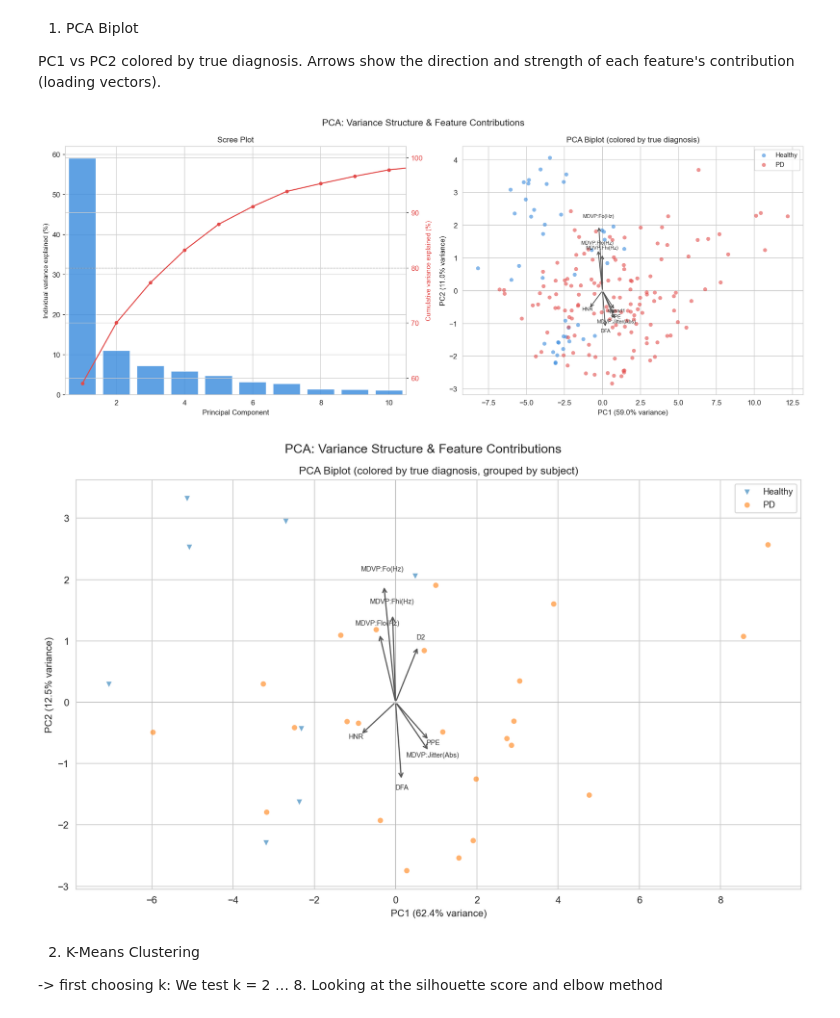
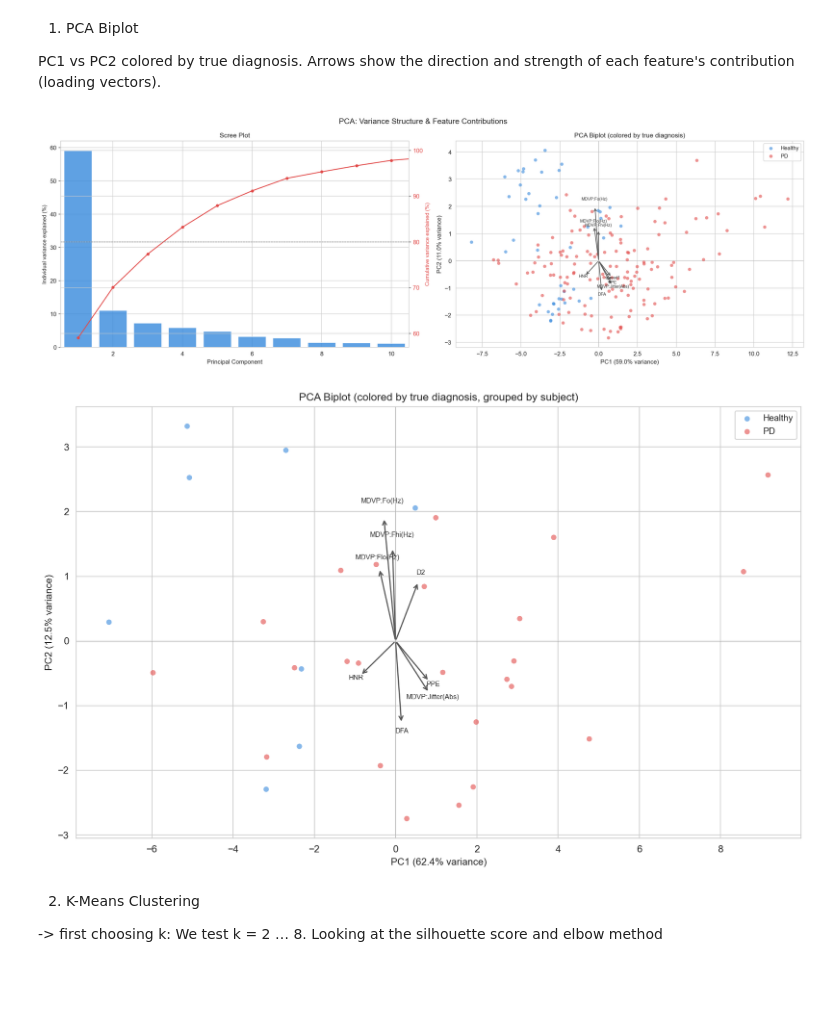
Before and after one commit to nataliia-stempkovska/FoDS-Parkinson, a Jupyter notebook: models/unsupervised-ml/clustering_analysis.ipynb, the cells around one changed output. Saved outputs shown, nothing was run; the diff lists cells and outputs as text; code cells hidden in the pictures; blank space fills up the shorter version.

```diff
--- a/models/unsupervised-ml/clustering_analysis.ipynb
+++ b/models/unsupervised-ml/clustering_analysis.ipynb
@@ -114,7 +114,7 @@ PCs needed to explain 80%: 4
 PC1 vs PC2 colored by true diagnosis. Arrows show the direction and strength of each feature's contribution (loading vectors).
 # %%
 # Scree plot + PCA biplot side by side
-fig, axes = plt.subplots(1, 2, figsize=(15, 6))
+fig, axes = plt.subplots(1, 2, figsize=(18, 6))
 
 # Scree plot
 ax = axes[0]
@@ -138,34 +138,34 @@ ax = axes[1]
 # scatter by true label
 for g, label, color in [(0, 'Healthy', PALETTE["Healthy"]), (1, 'PD', PALETTE["PD"])]:
     m = y_true == g
     ax.scatter(X_pca[m, 0], X_pca[m, 1],
                c=color, label=label, alpha=0.6, s=30, edgecolors='none')
 
 # loading vectors: top 8 by magnitude in PC1/PC2 plane
 loadings = pca.components_[:2].T   # shape (n_features, 2)
 magnitudes = np.linalg.norm(loadings, axis=1)
 top_idx = np.argsort(magnitudes)[::-1][:8]
 
 scale = 3.5  # scale arrows to fit plot
 for i in top_idx:
     ax.annotate('', xy=(loadings[i,0]*scale, loadings[i,1]*scale), xytext=(0,0),
                 arrowprops=dict(arrowstyle='->', color='#555555', lw=1.2))
     ax.text(loadings[i,0]*scale*1.12, loadings[i,1]*scale*1.12,
             features[i], fontsize=7, color='#333333', ha='center')
 
 ax.set_xlabel(f'PC1 ({ev_ratio[0]*100:.1f}% variance)', fontsize=10)
 ax.set_ylabel(f'PC2 ({ev_ratio[1]*100:.1f}% variance)', fontsize=10)
 ax.set_title('PCA Biplot (colored by true diagnosis)', fontsize=11)
 ax.legend(fontsize=9)
 ax.axhline(0, color='grey', linewidth=0.4, alpha=0.5)
 ax.axvline(0, color='grey', linewidth=0.4, alpha=0.5)
 
 fig.suptitle('PCA: Variance Structure & Feature Contributions', fontsize=13)
 plt.tight_layout()
 plt.savefig('outputs/clustering_pca_biplot.png', dpi=200, bbox_inches='tight')
 plt.show()
 # %% [output]
-[figure, old version]
+[figure, new version]
 # %%
 # pca biplot grouped by name
 
@@ -187,10 +187,10 @@ fig, ax = plt.subplots(figsize=(11, 7))
 
 
 # scatter by true label
-for g, label, marker in [(0, 'Healthy', "v", ), (1, 'PD', "o")]:
+for g, label, color in [(0, 'Healthy', PALETTE["Healthy"]), (1, 'PD', PALETTE["PD"])]:
     m = y_true_grouped == g
     ax.scatter(X_pca_grouped[m, 0], X_pca_grouped[m, 1],
-               marker=marker, label=label, alpha=0.6, s=30, edgecolors='none')
+                label=label, c=color, alpha=0.6, s=30, edgecolors='none')
 
 # loading vectors: top 8 by magnitude in PC1/PC2 plane
 loadings = pca.components_[:2].T   # shape (n_features, 2)
@@ -211,12 +211,12 @@ ax.legend(fontsize=9)
 ax.axhline(0, color='grey', linewidth=0.4, alpha=0.5)
 ax.axvline(0, color='grey', linewidth=0.4, alpha=0.5)
 
-fig.suptitle('PCA: Variance Structure & Feature Contributions', fontsize=13)
+# fig.suptitle('PCA: Variance Structure & Feature Contributions', fontsize=13)
 plt.tight_layout()
 plt.savefig('outputs/clustering_pca_biplot_grouped.png', dpi=200, bbox_inches='tight')
 plt.show()
 # %% [output]
-[figure, old version]
+[figure, new version]
 # %% [markdown]
 2. K-Means Clustering
 
```
Also changed, not shown: 6 other files.
